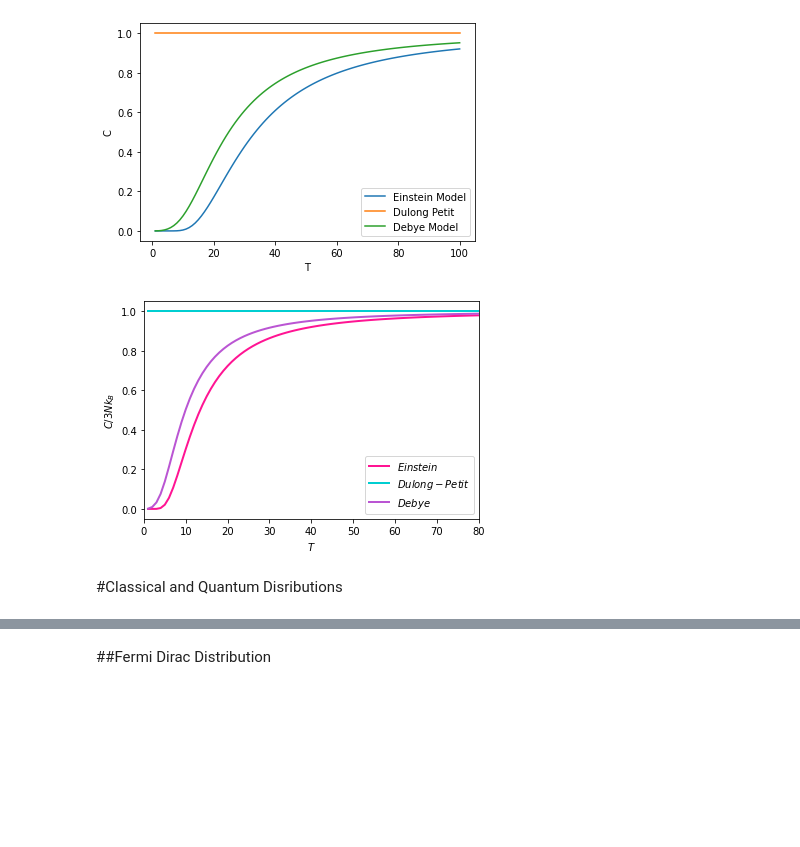
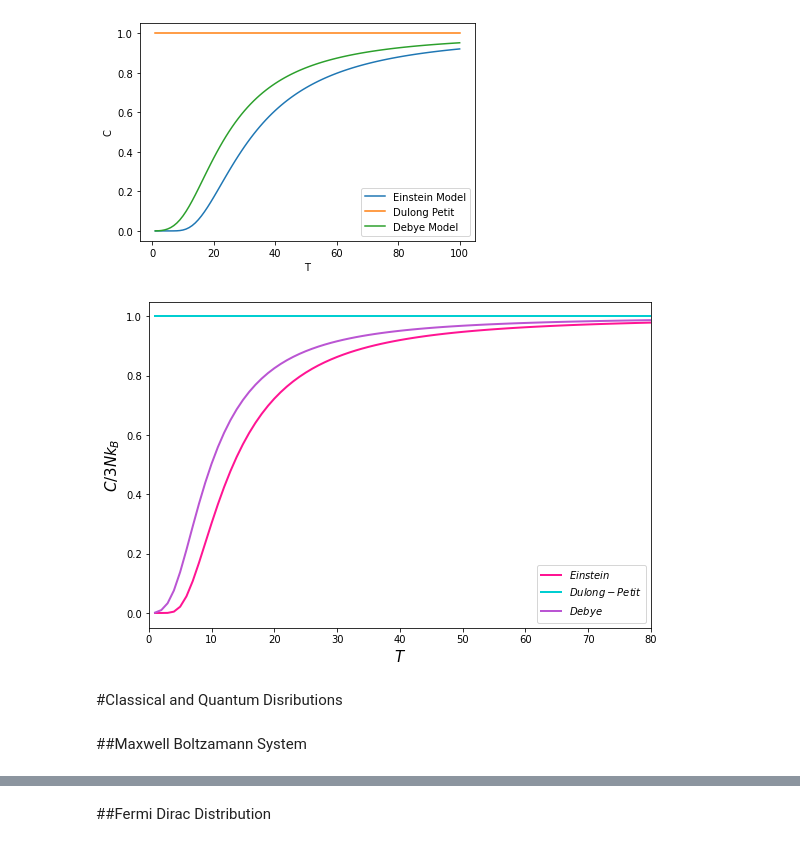
Before and after one commit to HimanshuSim/statmechpracticals, a Jupyter notebook: statmech.ipynb, the cells around one changed output, grey strips where cells are left out. Drawn from its saved outputs; the diff is of its cells as text; code cells hidden in the pictures; blank space fills up the shorter version.

```diff
--- a/statmech.ipynb
+++ b/statmech.ipynb
@@ -131,41 +136,43 @@ import numpy as np
 import matplotlib.pyplot as plt
 import matplotlib.colors as mcolors
 
-N=1
 #Temperatures
 T=np.linspace(1,100, 100)
 T_e=np.float_(40.10)      #Einstein Temperature
 T_d=np.float_(40.00)       #Debye Temperature
 
 def Dulong(T):
-    return [1]*len(T)    #Dulong Petit Law C_v=3NK_B;We have normalised it so this is 1.
+    return [1]*len(T)    #Dulong Petit Law C_v=3NK_B;Normalised it so this is 1.
 
 def Einstein(T,T_e):
     return ((T_e/T)**2)*(np.exp(T_e/T)/(np.exp(T_e/T)-1)**2)
+
 #Defining the function for the integral in Debye function
 def thatintegralindebye(x):
     return ((x**4)*np.exp(x))/((np.exp(x)-1)**2)    #Defining the function for the integral in Debye
                                                     #Formula
 
 #Using scipy to integrate the integral and
 def Debye(T,T_d):
     deby=list()
     for t in T:
         deby.append(3*((t/T_d)**3) *np.float_(quad(thatintegralindebye,0,T_d/t)[0]))
     return (np.array(deby))
 
+plt.figure(figsize=(9, 6))
 eins=Einstein(T,T_e)
+
 plt.plot( T, eins, label='$Einstein$',color='deeppink',linewidth=2)
 plt.plot( T, Dulong(T), label='$Dulong-Petit$',color='darkturquoise',linewidth=2)
 plt.plot( T, Debye(T,T_d), label='$Debye$',color='mediumorchid',linewidth=2)
 #plt.axvline(x=T_e,label='$T_e$',color='skyblue')
 #plt.axvline(x=T_d,label='$T_d$',color='limegreen')
 plt.xlim([0,80])
-plt.xlabel("$T$")
-plt.ylabel("$C/3N k_B$")
+plt.xlabel("$T$",fontsize=15)
+plt.ylabel("$C/3N k_B$",fontsize=15)
 plt.legend()
 plt.show()
 # %% [output]
-[figure, old version]
+[figure, new version]
 # %% [markdown]
 #Classical and Quantum Disributions
@@ -173,0 +179,2 @@ i
+# %% [markdown]
+##Maxwell Boltzamann System
```
Also changed, not shown: parts of 45 cells of this notebook.
